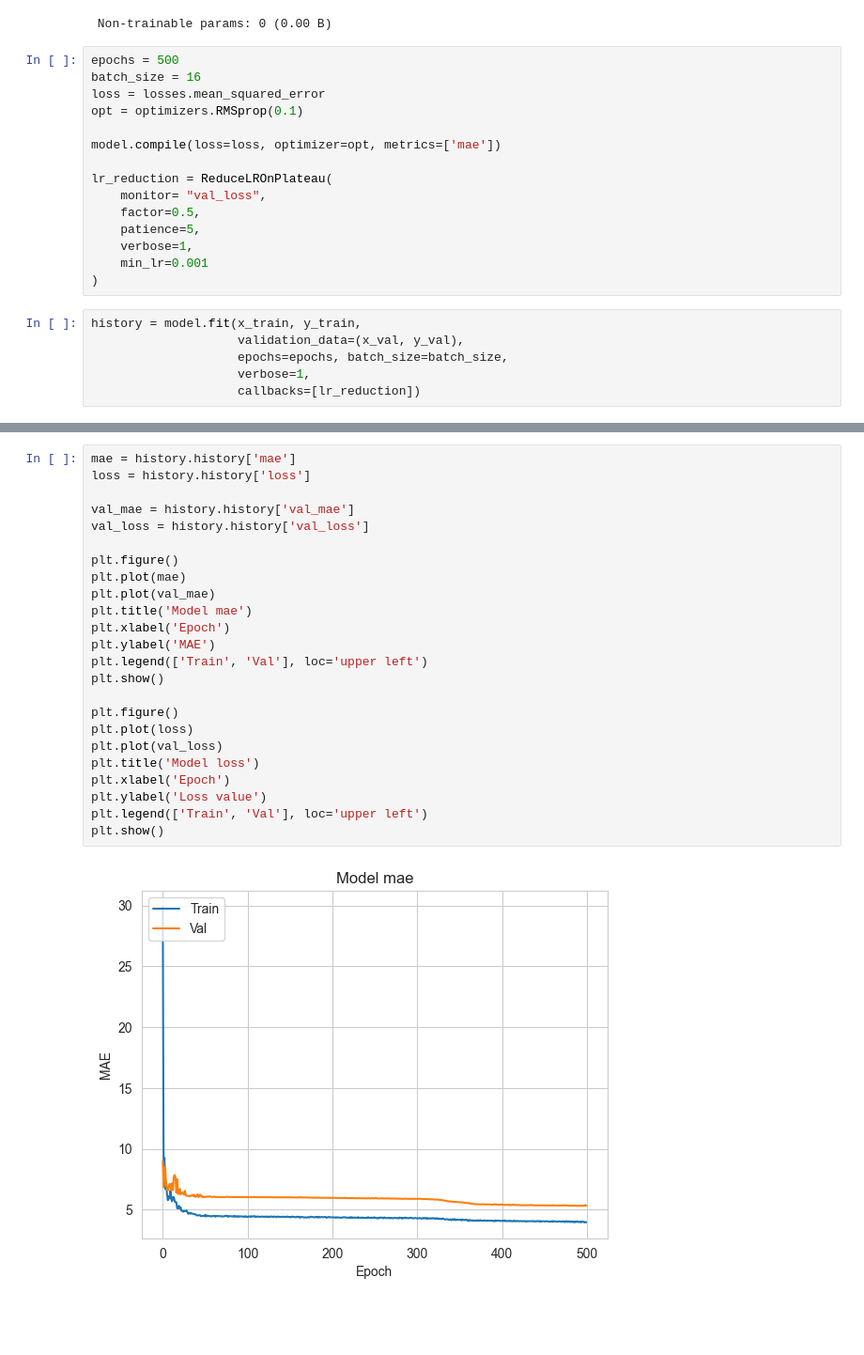
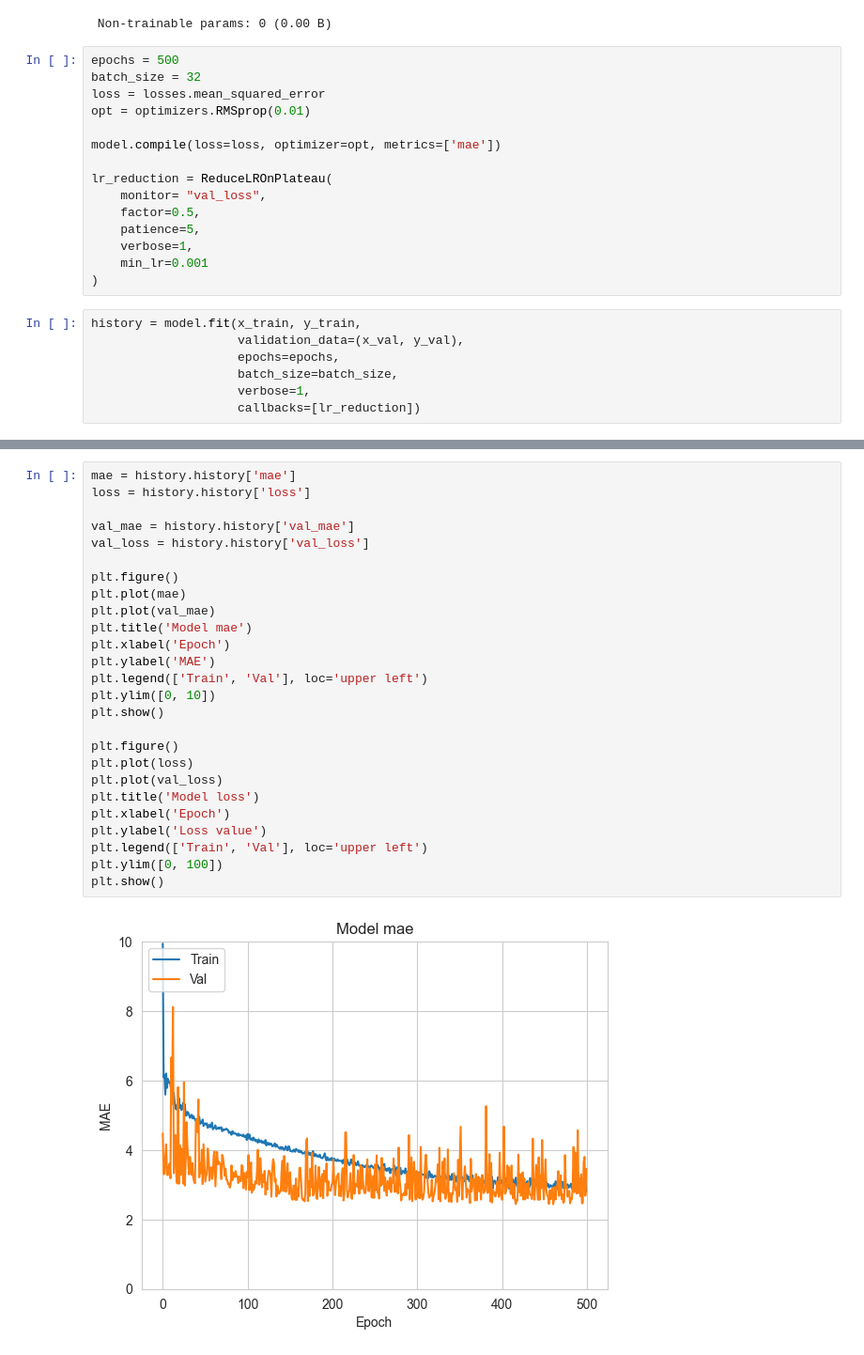
Before and after one commit to TMarszalek129/Neural-Networks, a Jupyter notebook: regression.ipynb, the cells around one changed output, grey strips where cells are left out. Shown at 94% size. Saved outputs shown, nothing was run; the diff lists cells and outputs as text; blank space fills up the shorter version.

Commit message:
Optimizer changed and data augmentation added

```diff
--- a/regression.ipynb
+++ b/regression.ipynb
@@ -85,9 +85,9 @@ Model: "sequential_7"
  Non-trainable params: 0 (0.00 B)
 # %%
 epochs = 500
-batch_size = 16
+batch_size = 32
 loss = losses.mean_squared_error
-opt = optimizers.RMSprop(0.1)
+opt = optimizers.RMSprop(0.01)
 
 model.compile(loss=loss, optimizer=opt, metrics=['mae'])
 
@@ -101,7 +101,8 @@ lr_reduction = ReduceLROnPlateau(
 # %%
 history = model.fit(x_train, y_train,
                     validation_data=(x_val, y_val),
-                    epochs=epochs, batch_size=batch_size,
+                    epochs=epochs,
+                    batch_size=batch_size,
                     verbose=1,
                     callbacks=[lr_reduction])
 # %% [output]
@@ -134,26 +135,28 @@ Validation mae: 4.899364948272705
 # %%
 mae = history.history['mae']
 loss = history.history['loss']
 
 val_mae = history.history['val_mae']
 val_loss = history.history['val_loss']
 
 plt.figure()
 plt.plot(mae)
 plt.plot(val_mae)
 plt.title('Model mae')
 plt.xlabel('Epoch')
 plt.ylabel('MAE')
 plt.legend(['Train', 'Val'], loc='upper left')
+plt.ylim([0, 10])
 plt.show()
 
 plt.figure()
 plt.plot(loss)
 plt.plot(val_loss)
 plt.title('Model loss')
 plt.xlabel('Epoch')
 plt.ylabel('Loss value')
 plt.legend(['Train', 'Val'], loc='upper left')
+plt.ylim([0, 100])
 plt.show()
 # %% [output]
-[figure, old version]
+[figure, new version]
```
Also changed, not shown: parts of 4 cells of this notebook, 2 other files.
